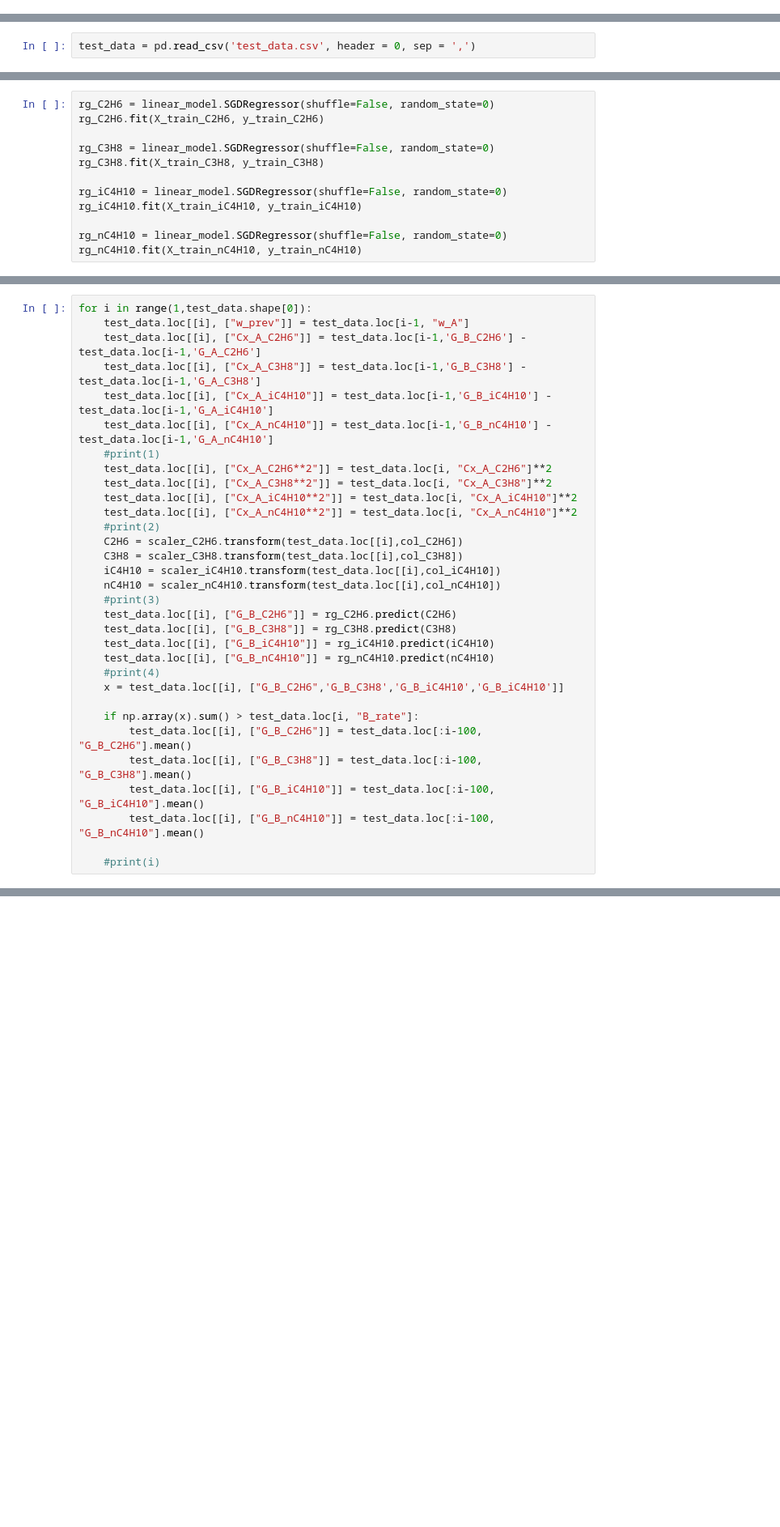
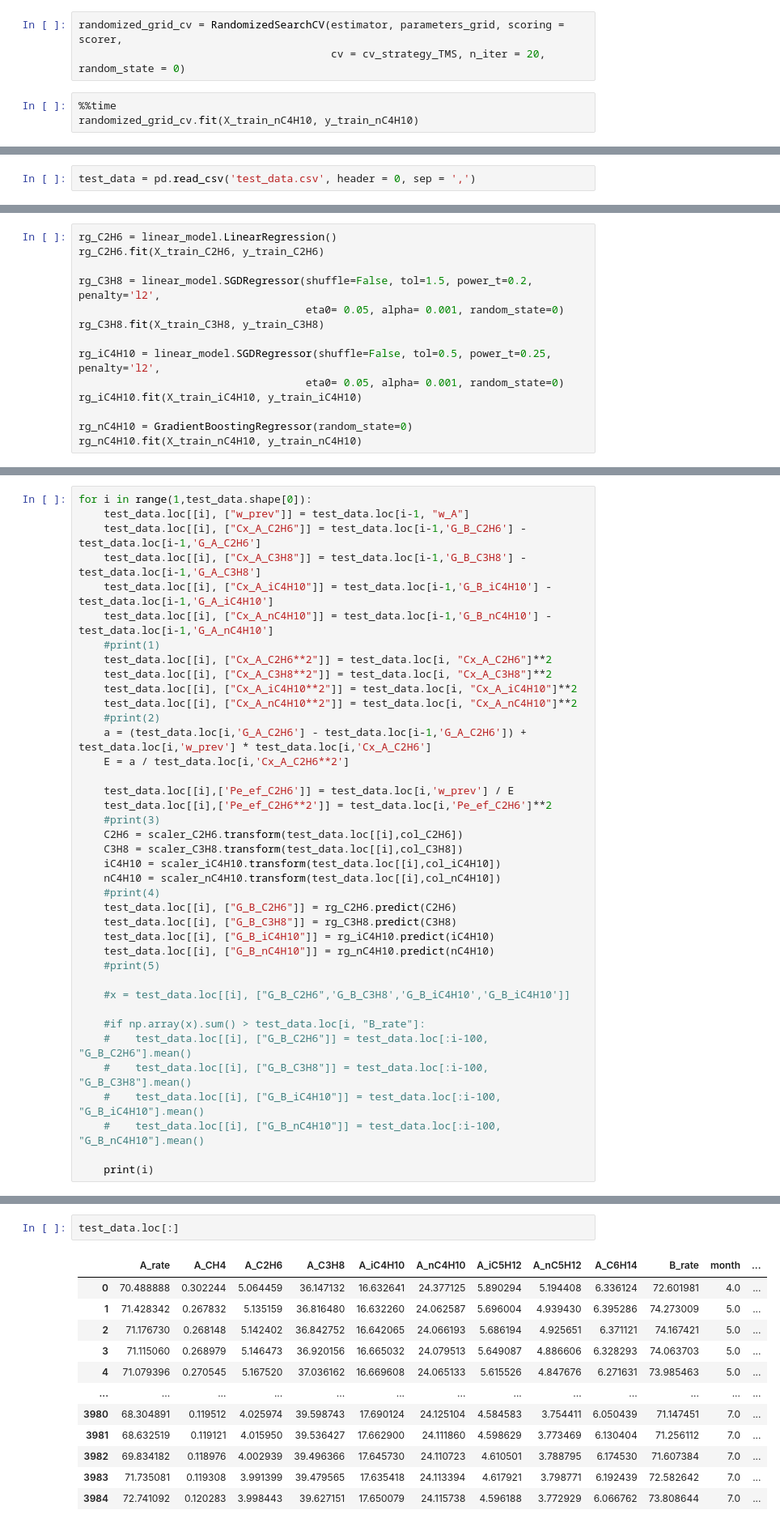
Before and after one commit to Ushuiski/Sibur-Challenge-2020, a Jupyter notebook: SiburChallenge2020_part2.ipynb, the cells around one changed output, grey strips where cells are left out. Shown at 81% size. Saved outputs shown, nothing was run; the diff lists cells and outputs as text; blank space fills up the shorter version.

```diff
--- a/SiburChallenge2020_part2.ipynb
+++ b/SiburChallenge2020_part2.ipynb
@@ -392,0 +1471,6 @@ metrics.mean_absolute_error(y_test_C2H6, predictions)
+# %%
+randomized_grid_cv = RandomizedSearchCV(estimator, parameters_grid, scoring = scorer,
+                                        cv = cv_strategy_TMS, n_iter = 20, random_state = 0)
+# %%
+%%time
+randomized_grid_cv.fit(X_train_nC4H10, y_train_nC4H10)
@@ -413,13 +1520,15 @@ test_data
 # %%
-rg_C2H6 = linear_model.SGDRegressor(shuffle=False, random_state=0)
+rg_C2H6 = linear_model.LinearRegression()
 rg_C2H6.fit(X_train_C2H6, y_train_C2H6)
 
-rg_C3H8 = linear_model.SGDRegressor(shuffle=False, random_state=0)
+rg_C3H8 = linear_model.SGDRegressor(shuffle=False, tol=1.5, power_t=0.2, penalty='l2',
+                                    eta0= 0.05, alpha= 0.001, random_state=0)
 rg_C3H8.fit(X_train_C3H8, y_train_C3H8)
 
-rg_iC4H10 = linear_model.SGDRegressor(shuffle=False, random_state=0)
+rg_iC4H10 = linear_model.SGDRegressor(shuffle=False, tol=0.5, power_t=0.25, penalty='l2',
+                                    eta0= 0.05, alpha= 0.001, random_state=0)
 rg_iC4H10.fit(X_train_iC4H10, y_train_iC4H10)
 
-rg_nC4H10 = linear_model.SGDRegressor(shuffle=False, random_state=0)
+rg_nC4H10 = GradientBoostingRegressor(random_state=0)
 rg_nC4H10.fit(X_train_nC4H10, y_train_nC4H10)
 # %% [output]
@@ -437,22 +1546,29 @@ for i in range(1,test_data.shape[0]):
     test_data.loc[[i], ["Cx_A_iC4H10**2"]] = test_data.loc[i, "Cx_A_iC4H10"]**2
     test_data.loc[[i], ["Cx_A_nC4H10**2"]] = test_data.loc[i, "Cx_A_nC4H10"]**2
     #print(2)
+    a = (test_data.loc[i,'G_A_C2H6'] - test_data.loc[i-1,'G_A_C2H6']) + test_data.loc[i,'w_prev'] * test_data.loc[i,'Cx_A_C2H6']
+    E = a / test_data.loc[i,'Cx_A_C2H6**2']
+
+    test_data.loc[[i],['Pe_ef_C2H6']] = test_data.loc[i,'w_prev'] / E
+    test_data.loc[[i],['Pe_ef_C2H6**2']] = test_data.loc[i,'Pe_ef_C2H6']**2
+    #print(3)
     C2H6 = scaler_C2H6.transform(test_data.loc[[i],col_C2H6])
     C3H8 = scaler_C3H8.transform(test_data.loc[[i],col_C3H8])
     iC4H10 = scaler_iC4H10.transform(test_data.loc[[i],col_iC4H10])
     nC4H10 = scaler_nC4H10.transform(test_data.loc[[i],col_nC4H10])
-    #print(3)
+    #print(4)
     test_data.loc[[i], ["G_B_C2H6"]] = rg_C2H6.predict(C2H6)
     test_data.loc[[i], ["G_B_C3H8"]] = rg_C3H8.predict(C3H8)
     test_data.loc[[i], ["G_B_iC4H10"]] = rg_iC4H10.predict(iC4H10)
     test_data.loc[[i], ["G_B_nC4H10"]] = rg_nC4H10.predict(nC4H10)
-    #print(4)
-    x = test_data.loc[[i], ["G_B_C2H6",'G_B_C3H8','G_B_iC4H10','G_B_iC4H10']]
+    #print(5)
 
-    if np.array(x).sum() > test_data.loc[i, "B_rate"]:
-        test_data.loc[[i], ["G_B_C2H6"]] = test_data.loc[:i-100, "G_B_C2H6"].mean()
-        test_data.loc[[i], ["G_B_C3H8"]] = test_data.loc[:i-100, "G_B_C3H8"].mean()
-        test_data.loc[[i], ["G_B_iC4H10"]] = test_data.loc[:i-100, "G_B_iC4H10"].mean()
-        test_data.loc[[i], ["G_B_nC4H10"]] = test_data.loc[:i-100, "G_B_nC4H10"].mean()
+    #x = test_data.loc[[i], ["G_B_C2H6",'G_B_C3H8','G_B_iC4H10','G_B_iC4H10']]
 
-    #print(i)
+    #if np.array(x).sum() > test_data.loc[i, "B_rate"]:
+    #    test_data.loc[[i], ["G_B_C2H6"]] = test_data.loc[:i-100, "G_B_C2H6"].mean()
+    #    test_data.loc[[i], ["G_B_C3H8"]] = test_data.loc[:i-100, "G_B_C3H8"].mean()
+    #    test_data.loc[[i], ["G_B_iC4H10"]] = test_data.loc[:i-100, "G_B_iC4H10"].mean()
+    #    test_data.loc[[i], ["G_B_nC4H10"]] = test_data.loc[:i-100, "G_B_nC4H10"].mean()
+
+    print(i)
@@ -460,0 +1594,15 @@ for i in range(1,test_data.shape[0]):
+# %%
+test_data.loc[:]
+# %% [output]
+|  | A_rate | A_CH4 | A_C2H6 | A_C3H8 | A_iC4H10 | A_nC4H10 | A_iC5H12 | A_nC5H12 | A_C6H14 | B_rate | month | ... |
+| 0 | 70.488888 | 0.302244 | 5.064459 | 36.147132 | 16.632641 | 24.377125 | 5.890294 | 5.194408 | 6.336124 | 72.601981 | 4.0 | ... |
+| 1 | 71.428342 | 0.267832 | 5.135159 | 36.816480 | 16.632260 | 24.062587 | 5.696004 | 4.939430 | 6.395286 | 74.273009 | 5.0 | ... |
+| 2 | 71.176730 | 0.268148 | 5.142402 | 36.842752 | 16.642065 | 24.066193 | 5.686194 | 4.925651 | 6.371121 | 74.167421 | 5.0 | ... |
+| 3 | 71.115060 | 0.268979 | 5.146473 | 36.920156 | 16.665032 | 24.079513 | 5.649087 | 4.886606 | 6.328293 | 74.063703 | 5.0 | ... |
+| 4 | 71.079396 | 0.270545 | 5.167520 | 37.036162 | 16.669608 | 24.065133 | 5.615526 | 4.847676 | 6.271631 | 73.985463 | 5.0 | ... |
+| ... | ... | ... | ... | ... | ... | ... | ... | ... | ... | ... | ... | ... |
+| 3980 | 68.304891 | 0.119512 | 4.025974 | 39.598743 | 17.690124 | 24.125104 | 4.584583 | 3.754411 | 6.050439 | 71.147451 | 7.0 | ... |
+| 3981 | 68.632519 | 0.119121 | 4.015950 | 39.536427 | 17.662900 | 24.111860 | 4.598629 | 3.773469 | 6.130404 | 71.256112 | 7.0 | ... |
+| 3982 | 69.834182 | 0.118976 | 4.002939 | 39.496366 | 17.645730 | 24.110723 | 4.610501 | 3.788795 | 6.174530 | 71.607384 | 7.0 | ... |
+| 3983 | 71.735081 | 0.119308 | 3.991399 | 39.479565 | 17.635418 | 24.113394 | 4.617921 | 3.798771 | 6.192439 | 72.582642 | 7.0 | ... |
+| 3984 | 72.741092 | 0.120283 | 3.998443 | 39.627151 | 17.650079 | 24.115738 | 4.596188 | 3.772929 | 6.066762 | 73.808644 | 7.0 | ... |
```
Also changed, not shown: parts of 256 cells of this notebook.
